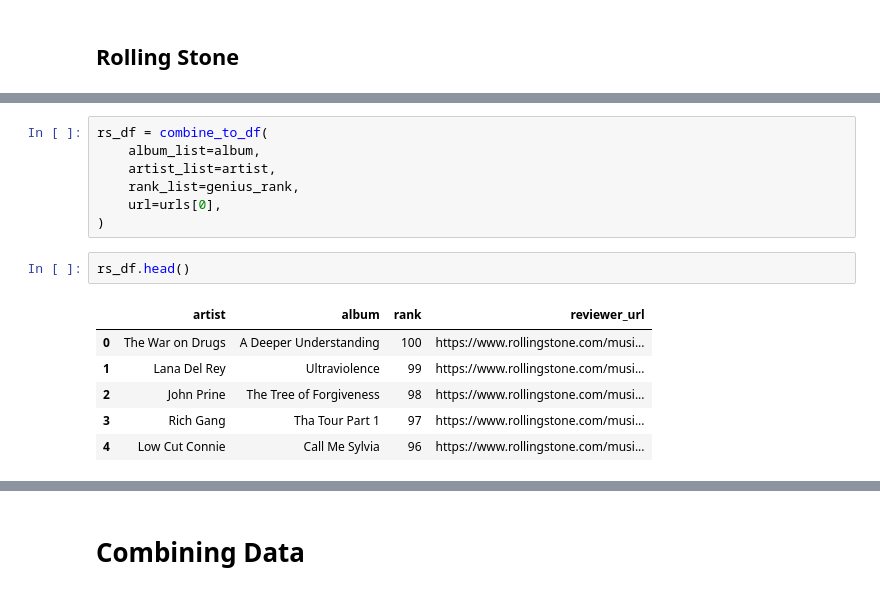
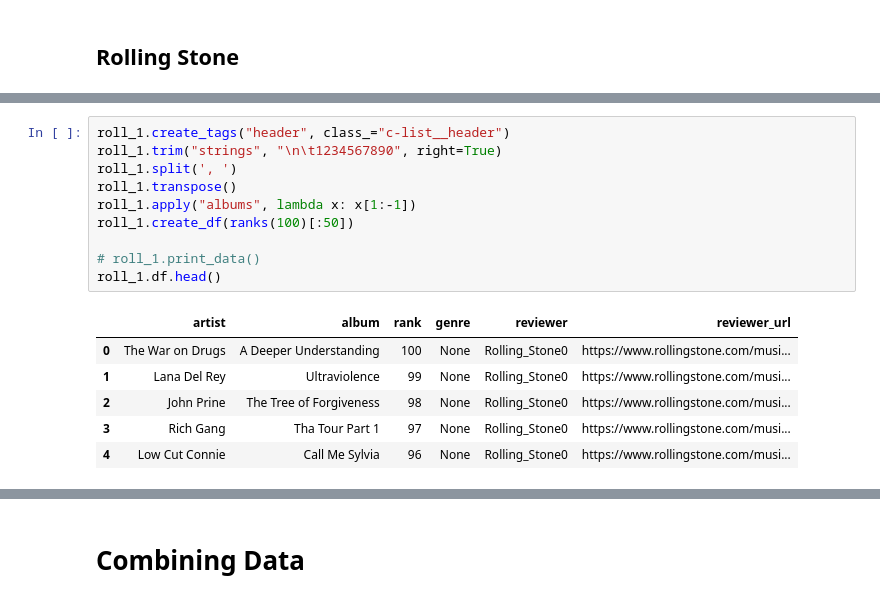
Before and after one commit to awray3/albums2010-2019, a Jupyter notebook: TopAlbums.ipynb, the cells around one changed output, grey strips where cells are left out. Cells and saved outputs as stored; diff of their text form.

```diff
--- a/TopAlbums.ipynb
+++ b/TopAlbums.ipynb
@@ -355,16 +361,17 @@ for soup in soup_list:
-# %%
-rs_df = combine_to_df(
-    album_list=album,
-    artist_list=artist,
-    rank_list=genius_rank,
-    url=urls[0],
-)
-# %%
-rs_df.head()
-# %% [output]
-|  | artist | album | rank | reviewer_url |
-| 0 | The War on Drugs | A Deeper Understanding | 100 | https://www.rollingstone.com/musi... |
-| 1 | Lana Del Rey | Ultraviolence | 99 | https://www.rollingstone.com/musi... |
-| 2 | John Prine | The Tree of Forgiveness | 98 | https://www.rollingstone.com/musi... |
-| 3 | Rich Gang | Tha Tour Part 1 | 97 | https://www.rollingstone.com/musi... |
-| 4 | Low Cut Connie | Call Me Sylvia | 96 | https://www.rollingstone.com/musi... |
+# %%
+roll_1.create_tags("header", class_="c-list__header")
+roll_1.trim("strings", "\n\t1234567890", right=True)
+roll_1.split(', ')
+roll_1.transpose()
+roll_1.apply("albums", lambda x: x[1:-1])
+roll_1.create_df(ranks(100)[:50])
+
+# roll_1.print_data()
+roll_1.df.head()
+# %% [output]
+|  | artist | album | rank | genre | reviewer | reviewer_url |
+| 0 | The War on Drugs | A Deeper Understanding | 100 | None | Rolling_Stone0 | https://www.rollingstone.com/musi... |
+| 1 | Lana Del Rey | Ultraviolence | 99 | None | Rolling_Stone0 | https://www.rollingstone.com/musi... |
+| 2 | John Prine | The Tree of Forgiveness | 98 | None | Rolling_Stone0 | https://www.rollingstone.com/musi... |
+| 3 | Rich Gang | Tha Tour Part 1 | 97 | None | Rolling_Stone0 | https://www.rollingstone.com/musi... |
+| 4 | Low Cut Connie | Call Me Sylvia | 96 | None | Rolling_Stone0 | https://www.rollingstone.com/musi... |
```
Also changed, not shown: parts of 124 cells of this notebook.
